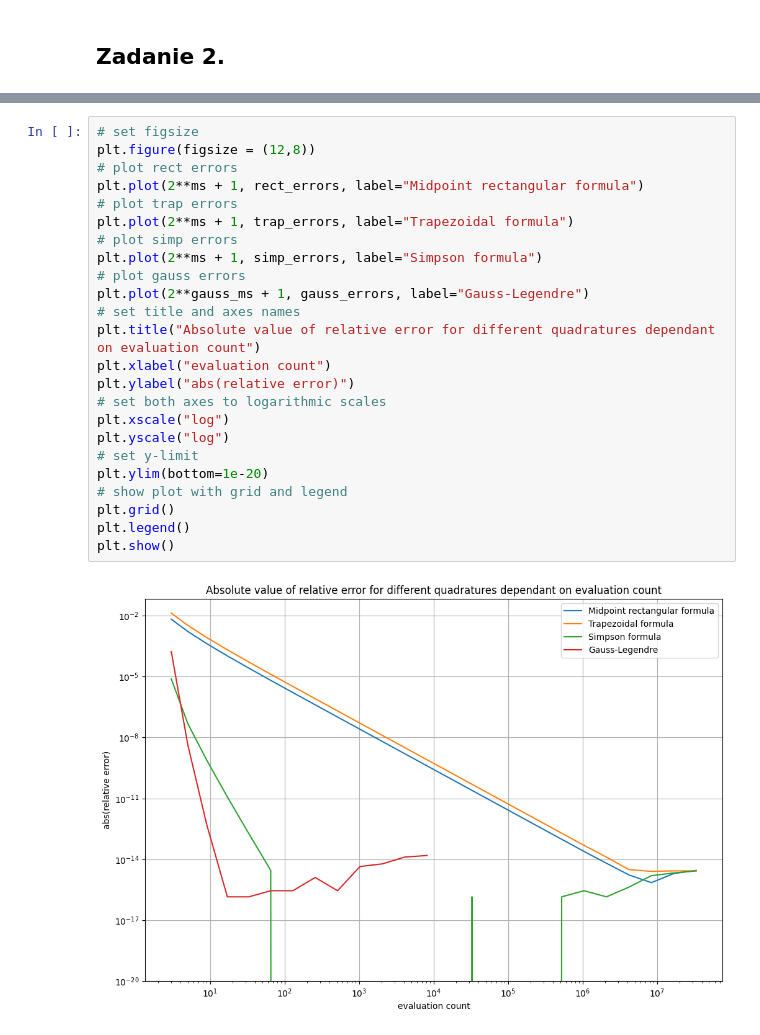
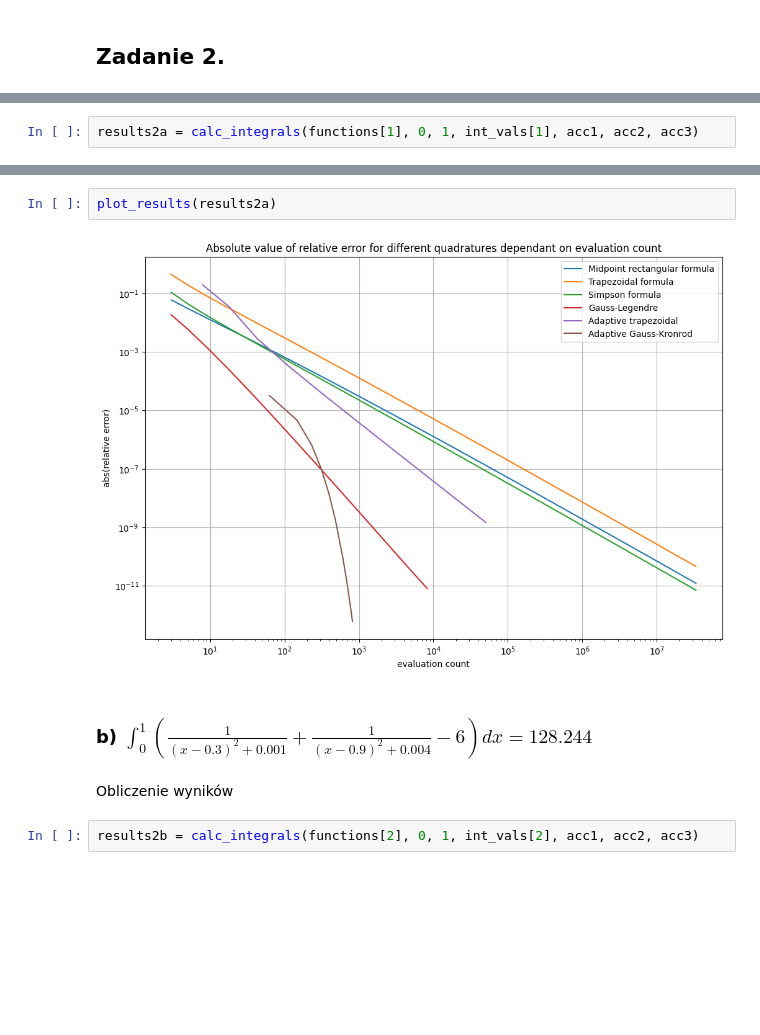
Before and after one commit to Mosder/agh, a Jupyter notebook: sem4/mownit/lab07/zadania.ipynb, the cells around one changed output, grey strips where cells are left out. Cells and saved outputs as stored; diff of their text form; blank space fills up the shorter version.

```diff
--- a/sem4/mownit/lab07/zadania.ipynb
+++ b/sem4/mownit/lab07/zadania.ipynb
@@ -334 +174,3 @@ gauss_errors= np.abs(gauss_values - np.pi) / np.pi
+# %%
+results2a = calc_integrals(functions[1], 0, 1, int_vals[1], acc1, acc2, acc3)
 # %% [markdown]
@@ -336,26 +178,10 @@ Pokazanie błędu na wykresie razem poprzednimi
-# %%
-# set figsize
-plt.figure(figsize = (12,8))
-# plot rect errors
-plt.plot(2**ms + 1, rect_errors, label="Midpoint rectangular formula")
-# plot trap errors
-plt.plot(2**ms + 1, trap_errors, label="Trapezoidal formula")
-# plot simp errors
-plt.plot(2**ms + 1, simp_errors, label="Simpson formula")
-# plot gauss errors
-plt.plot(2**gauss_ms + 1, gauss_errors, label="Gauss-Legendre")
-# set title and axes names
-plt.title("Absolute value of relative error for different quadratures dependant on evaluation count")
-plt.xlabel("evaluation count")
-plt.ylabel("abs(relative error)")
-# set both axes to logarithmic scales
-plt.xscale("log")
-plt.yscale("log")
-# set y-limit
-plt.ylim(bottom=1e-20)
-# show plot with grid and legend
-plt.grid()
-plt.legend()
-plt.show()
-# %% [output]
-[figure, removed]
+# %%
+plot_results(results2a)
+# %% [output]
+[figure, added]
+# %% [markdown]
+<h3>b) $\int_{0}^{1}{(\frac{1}{(x - 0.3)^2 + 0.001} + \frac{1}{(x - 0.9)^2 + 0.004} - 6)dx} = 128.244$</h3>
+# %% [markdown]
+Obliczenie wyników
+# %%
+results2b = calc_integrals(functions[2], 0, 1, int_vals[2], acc1, acc2, acc3)
```
Also changed, not shown: parts of 60 cells of this notebook, 1 other file.
